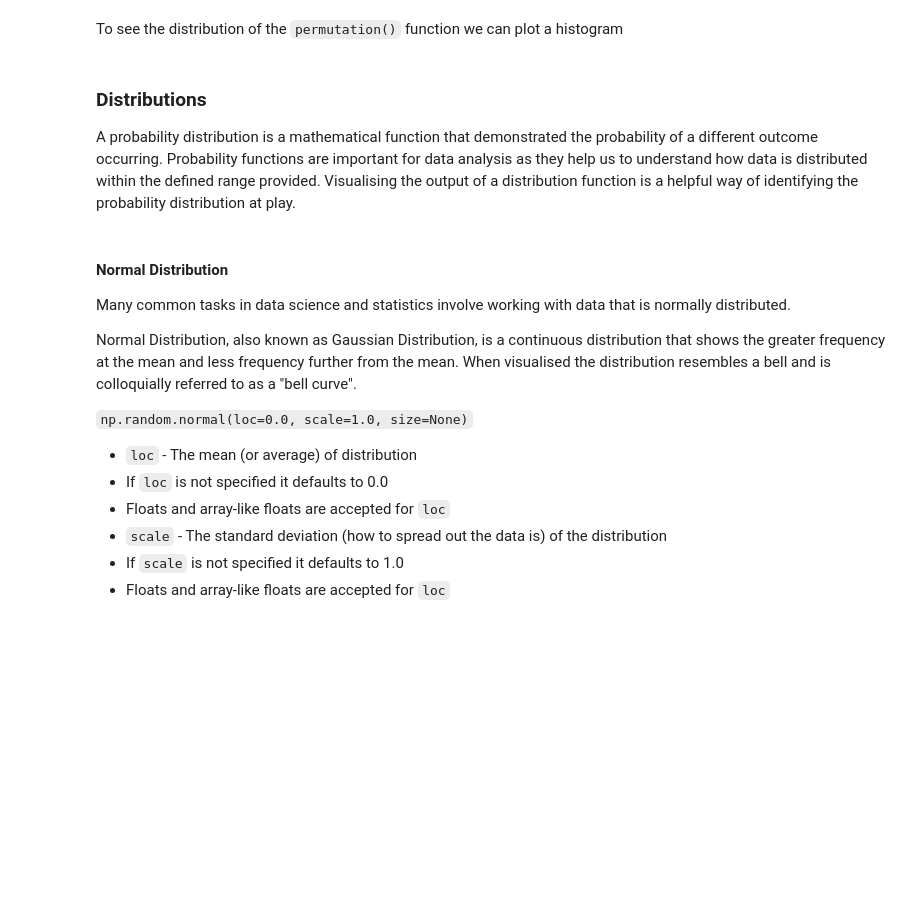
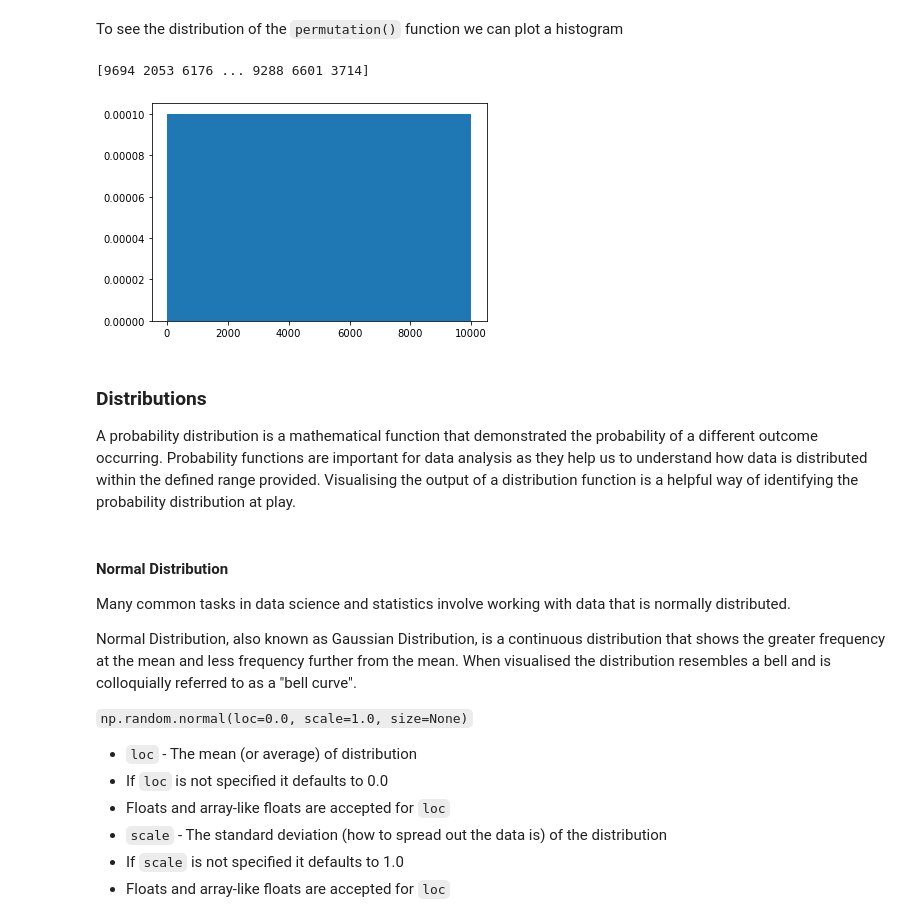
Before and after one commit to SharonNicG/52465-Assignment, a Jupyter notebook: NumPy-Random Assignment.ipynb, the cells around one changed output. Saved outputs shown, nothing was run; the diff lists cells and outputs as text; code cells hidden in the pictures; blank space fills up the shorter version.

```diff
--- a/NumPy-Random Assignment.ipynb
+++ b/NumPy-Random Assignment.ipynb
@@ -347,12 +392,15 @@ print (Perm_2) # Here we call the original array again to see if it remains the
 # %% [markdown]
 To see the distribution of the `permutation()` function we can plot a histogram
 # %%
-Perm_3 = np.random.permutation(10000) # Here we identify the array for permutation() to work on
+Perm_3 = rng.permutation(10000) # Here we identify the array for permutation() to work on
 print (Perm_3)
 
 count, bins, ignored = plt.hist(Perm_3, 14, density = True) # This sets the display properties
                                                                 # of the histogram
 plt.show()
+# %% [output]
+[9694 2053 6176 ... 9288 6601 3714]
+[figure, added]
 # %% [markdown]
 ### Distributions<a class="anchor" id="distributions"></a>
 
```
Also changed, not shown: parts of 17 cells of this notebook.
